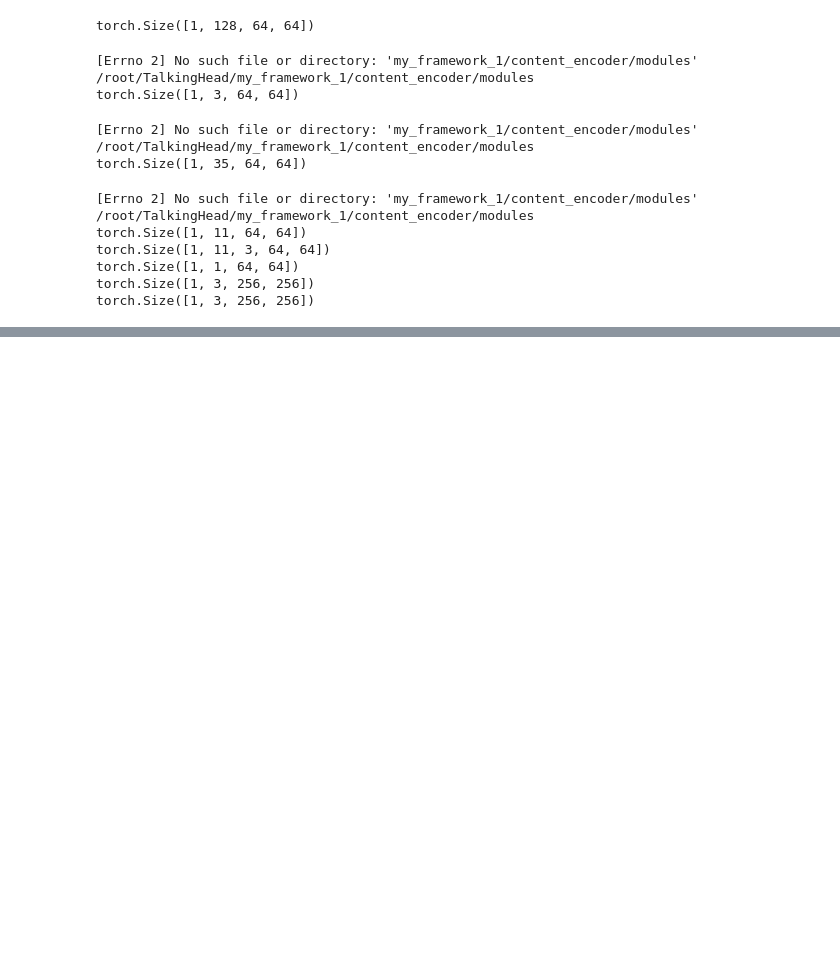
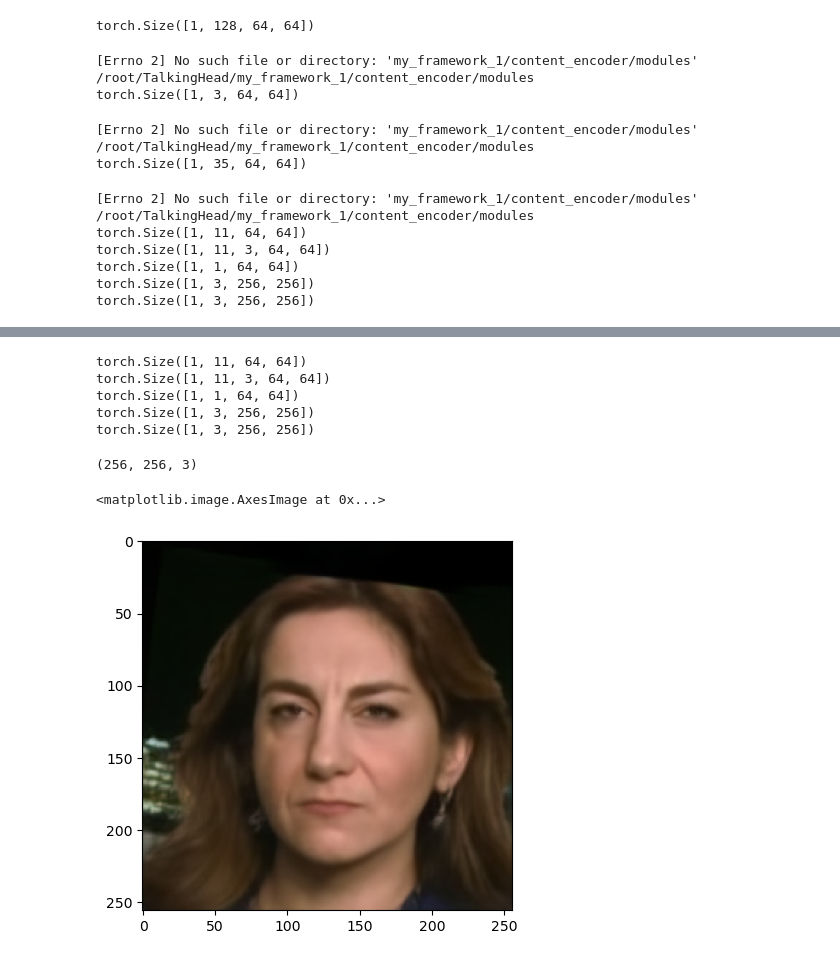
Before and after one commit to cxnam-vnuhcmus/TalkingHeadProject, a Jupyter notebook: Test.ipynb, the cells around one changed output, grey strips where cells are left out. Cells and saved outputs as stored; diff of their text form; code cells hidden in the pictures; blank space fills up the shorter version.

Commit message:
test EAMM

```diff
--- a/Test.ipynb
+++ b/Test.ipynb
@@ -83,0 +168,6 @@ torch.Size([1, 3, 256, 256])
+# %%
+source_image_file = '/root/TalkingHead/test/image/60.png'
+driving_video_file = '/root/TalkingHead/test/video/disgusted.mp4'
+pose_file = '/root/TalkingHead/test/pose/60.npy'
+# pose_given = '/root/TalkingHead/test/pose_long/0zn70Ak8lRc_Daniel_Auteuil_0zn70Ak8lRc_0002.npy'
+in_file = '/root/TalkingHead/test/audio/sample1.mov'
@@ -83,0 +317,3 @@ torch.Size([1, 3, 256, 256])
+# %%
+deco_out = audio_feature(example_image,input_mfcc,pose,'cnn',1.6)
+print(deco_out.shape)
@@ -83,0 +350,19 @@ torch.Size([1, 3, 256, 256])
+# %%
+kp_source = kp_detector(example_image)
+print('kp_source')
+print(kp_source["jacobian"].shape)
+print(kp_source["heatmap"].shape)
+print(kp_source["value"].shape)
+kp_driving = []
+kp_driving_a = []
+for i in range(17):
+    kp_driving.append(kp_detector(driving_images[:,i]))
+    kp_driving_a.append(kp_detector_a(deco_out[:,i]))
+print('kp_driving')
+print(kp_driving[0]["jacobian"].shape)
+print(kp_driving[0]["heatmap"].shape)
+print(kp_driving[0]["value"].shape)
+print('kp_driving_a')
+print(kp_driving_a[0]["jacobian"].shape)
+print(kp_driving_a[0]["heatmap"].shape)
+print(kp_driving_a[0]["value"].shape)
@@ -83,0 +382,25 @@ torch.Size([1, 3, 256, 256])
+# %%
+output = generator(example_image, kp_source, kp_driving_a[10])
+print(output["mask"].shape)
+print(output["sparse_deformed"].shape)
+print(output["occlusion_map"].shape)
+print(output["deformed"].shape)
+print(output["prediction"].shape)
+# %% [output]
+torch.Size([1, 11, 64, 64])
+torch.Size([1, 11, 3, 64, 64])
+torch.Size([1, 1, 64, 64])
+torch.Size([1, 3, 256, 256])
+torch.Size([1, 3, 256, 256])
+# %%
+import matplotlib.pyplot as plt
+
+img = output["prediction"][0]
+img = img.cpu().detach().numpy()
+img = img.transpose((1, 2, 0))
+print(img.shape)
+plt.imshow(img)
+# %% [output]
+(256, 256, 3)
+<matplotlib.image.AxesImage at 0x...>
+[figure, added]
```
Also changed, not shown: parts of 10 cells of this notebook, 3 other files.
